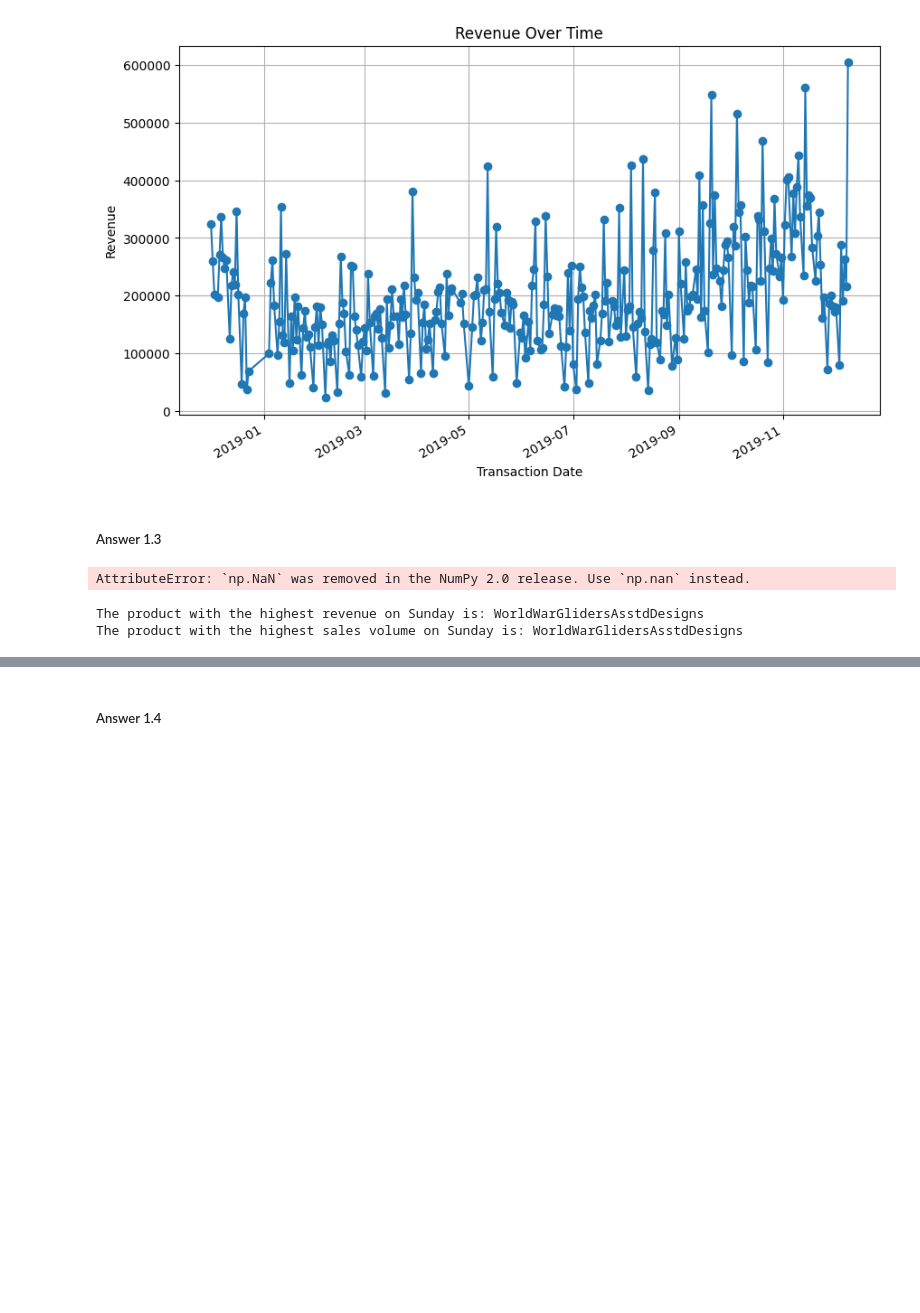
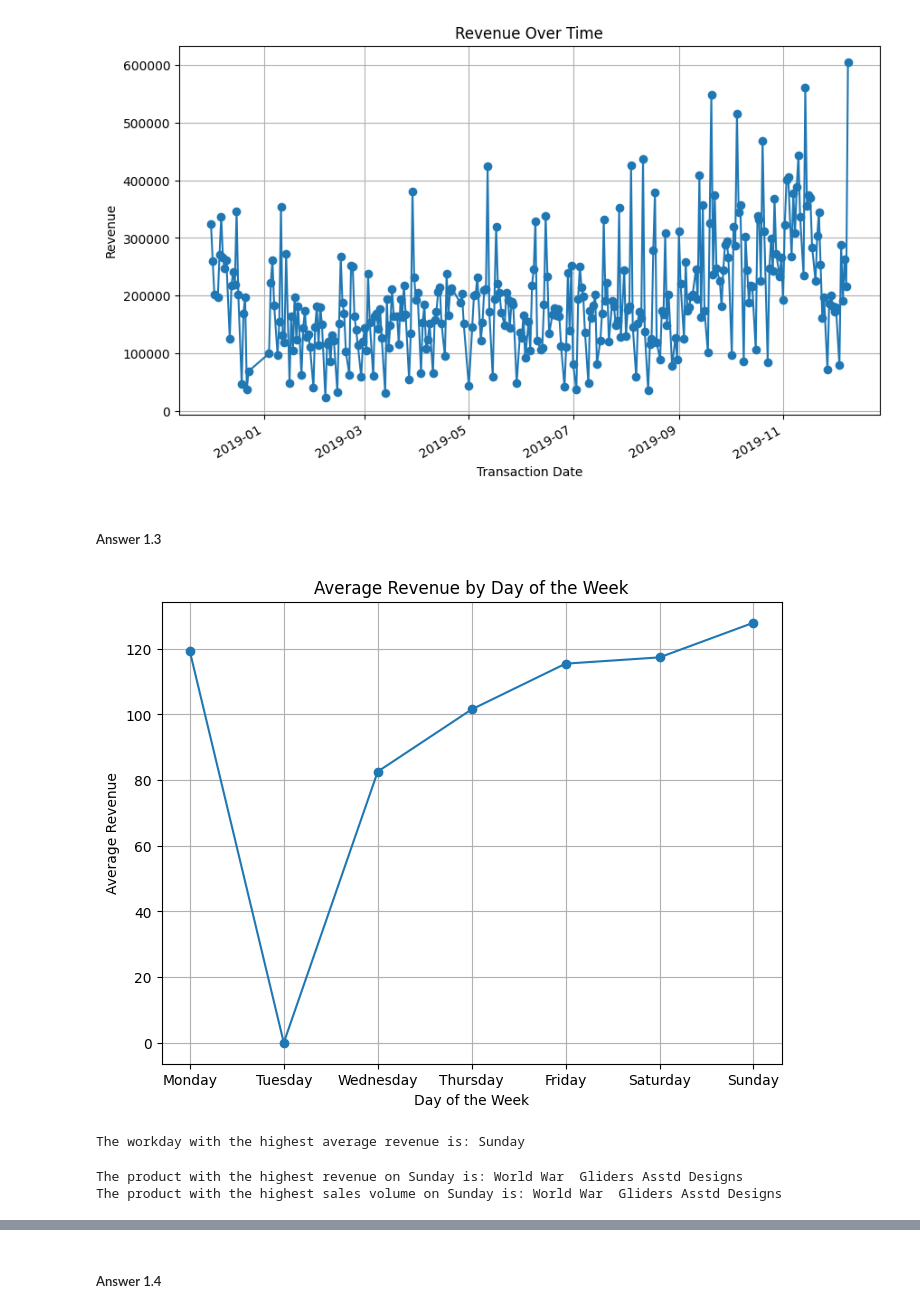
Before and after one commit to VourltazScriptSkid/assignmenttask2, a Jupyter notebook: SIT742AssignmentTask2.ipynb, the cells around one changed output, grey strips where cells are left out. Cells and saved outputs as stored; diff of their text form; code cells hidden in the pictures; blank space fills up the shorter version.

```diff
--- a/SIT742AssignmentTask2.ipynb
+++ b/SIT742AssignmentTask2.ipynb
@@ -135,24 +119,25 @@ only showing top 5 rows
 # %%
 # 1.3.1
 #Extract the day of the week from transaction_date
 df_pandas['day_of_week'] = df_pandas['transaction_date'].dt.day_name()
 
 # Average revenue by day of the week
 
 
 average_revenue_by_day = df_pandas.groupby('day_of_week')['Revenue'].mean()
 
 # Plot of average revenue by day of the week
-average_revenue_by_day = average_revenue_by_day.reindex(['Monday', 'Tuesday', 'Wednesday', 'Thursday', 'Friday', 'Saturday', 'Sunday']).replace(np.NaN, 0)
+average_revenue_by_day = average_revenue_by_day.reindex(['Monday', 'Tuesday', 'Wednesday', 'Thursday', 'Friday', 'Saturday', 'Sunday']).replace(np.nan, 0)
 average_revenue_by_day.plot(title='Average Revenue by Day of the Week', xlabel='Day of the Week', ylabel='Average Revenue', figsize=(8, 6), marker='o')
 plt.grid(True)
 plt.show()
 
 # Workday with the highest average revenue
 highest_revenue_day = average_revenue_by_day.idxmax()
 print(f"The workday with the highest average revenue is: {highest_revenue_day}")
 # %% [output]
+[figure, added]
-AttributeError: `np.NaN` was removed in the NumPy 2.0 release. Use `np.nan` instead.
+The workday with the highest average revenue is: Sunday
 # %%
 # 1.3.2 Filter the DataFrame for the top workday
 df_top_workday = df_pandas[df_pandas['day_of_week'] == highest_revenue_day]
@@ -165,8 +150,8 @@ print(f"The product with the highest revenue on {highest_revenue_day} is: {top_p
 top_product_by_volume = df_top_workday.groupby('productName_process')['Quantity'].sum().idxmax()
 print(f"The product with the highest sales volume on {highest_revenue_day} is: {top_product_by_volume}")
 # %% [output]
-The product with the highest revenue on Sunday is: WorldWarGlidersAsstdDesigns
-The product with the highest sales volume on Sunday is: WorldWarGlidersAsstdDesigns
+The product with the highest revenue on Sunday is: World War  Gliders Asstd Designs
+The product with the highest sales volume on Sunday is: World War  Gliders Asstd Designs
 # %%
 # 1.3.3 Find the top 5 products by revenue in general
 
```
Also changed, not shown: parts of 8 cells of this notebook.
